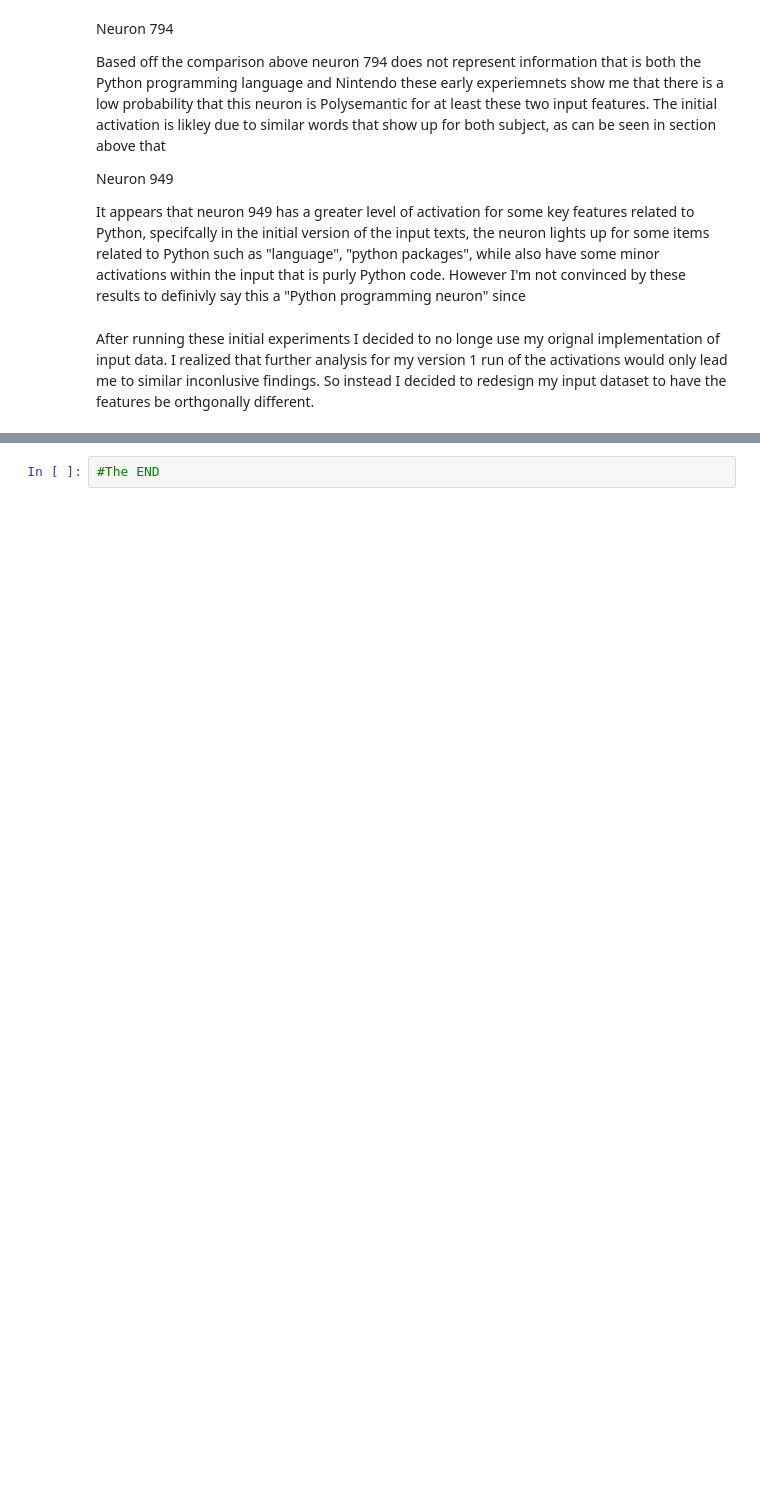
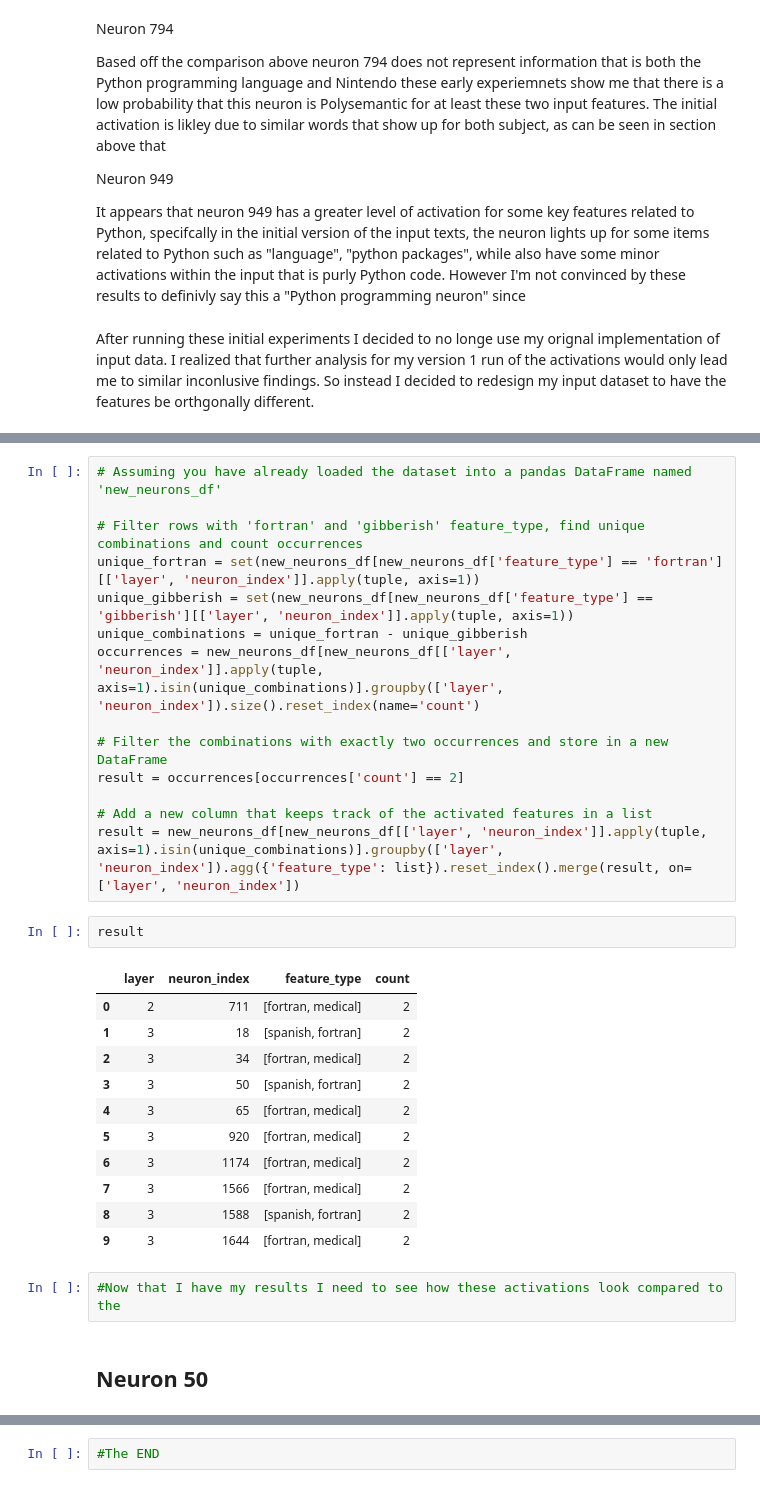
Before and after one commit to jprivera44/Polysemantic-Neurons, a Jupyter notebook: Polysemantic_neurons.ipynb, the cells around one changed output, grey strips where cells are left out. Drawn from its saved outputs; the diff is of its cells as text; blank space fills up the shorter version.

```diff
--- a/Polysemantic_neurons.ipynb
+++ b/Polysemantic_neurons.ipynb
@@ -735,0 +772,32 @@ medical_text = [
+# %%
+# Assuming you have already loaded the dataset into a pandas DataFrame named 'new_neurons_df'
+
+# Filter rows with 'fortran' and 'gibberish' feature_type, find unique combinations and count occurrences
+unique_fortran = set(new_neurons_df[new_neurons_df['feature_type'] == 'fortran'][['layer', 'neuron_index']].apply(tuple, axis=1))
+unique_gibberish = set(new_neurons_df[new_neurons_df['feature_type'] == 'gibberish'][['layer', 'neuron_index']].apply(tuple, axis=1))
+unique_combinations = unique_fortran - unique_gibberish
+occurrences = new_neurons_df[new_neurons_df[['layer', 'neuron_index']].apply(tuple, axis=1).isin(unique_combinations)].groupby(['layer', 'neuron_index']).size().reset_index(name='count')
+
+# Filter the combinations with exactly two occurrences and store in a new DataFrame
+result = occurrences[occurrences['count'] == 2]
+
+# Add a new column that keeps track of the activated features in a list
+result = new_neurons_df[new_neurons_df[['layer', 'neuron_index']].apply(tuple, axis=1).isin(unique_combinations)].groupby(['layer', 'neuron_index']).agg({'feature_type': list}).reset_index().merge(result, on=['layer', 'neuron_index'])
+# %%
+result
+# %% [output]
+|  | layer | neuron_index | feature_type | count |
+| 0 | 2 | 711 | [fortran, medical] | 2 |
+| 1 | 3 | 18 | [spanish, fortran] | 2 |
+| 2 | 3 | 34 | [fortran, medical] | 2 |
+| 3 | 3 | 50 | [spanish, fortran] | 2 |
+| 4 | 3 | 65 | [fortran, medical] | 2 |
+| 5 | 3 | 920 | [fortran, medical] | 2 |
+| 6 | 3 | 1174 | [fortran, medical] | 2 |
+| 7 | 3 | 1566 | [fortran, medical] | 2 |
+| 8 | 3 | 1588 | [spanish, fortran] | 2 |
+| 9 | 3 | 1644 | [fortran, medical] | 2 |
+# %%
+#Now that I have my results I need to see how these activations look compared to the
+# %% [markdown]
+## Neuron 50
```
Also changed, not shown: parts of 47 cells of this notebook, 4 other files.
